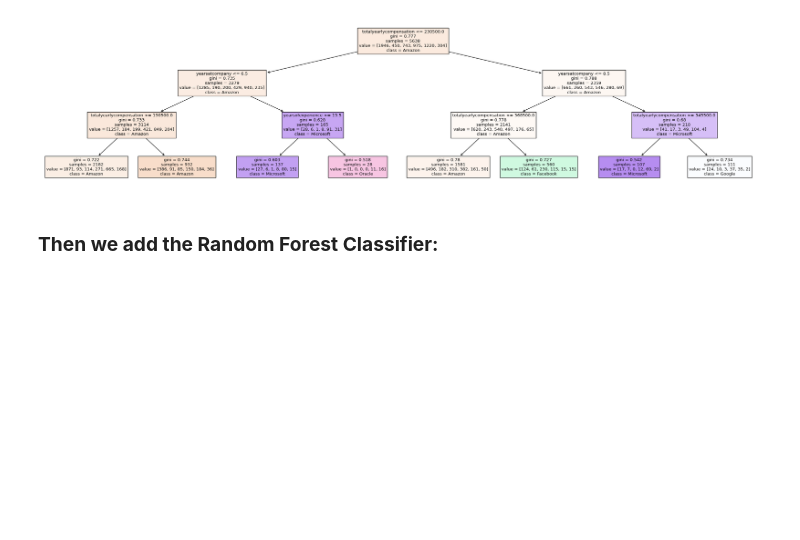
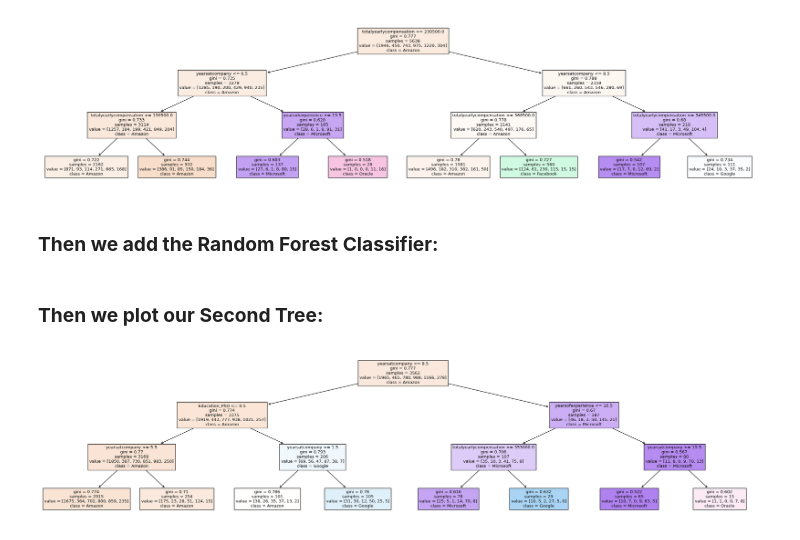
Before and after one commit to almsam/ML-playground, a Jupyter notebook: part 10 Classification Trees.ipynb, the cells around one changed output. Cells and saved outputs as stored; diff of their text form; code cells hidden in the pictures; blank space fills up the shorter version.

Commit message:
plot

```diff
--- a/part 10 Classification Trees.ipynb
+++ b/part 10 Classification Trees.ipynb
@@ -99,3 +98,12 @@ x_test = pd.get_dummies(testing_data.drop('company', axis=1)); y_test = testing_
 
 rf_predictions        = rf       .predict(x_test)
 rf_predictions_pruned = rf_pruned.predict(x_test)
+# %% [markdown]
+### **Then we plot our Second Tree:**
+# %%
+plot = rf_pruned.estimators_[0]
+
+plt.figure(figsize=(30, 7))
+plot_tree(plot, filled=True, feature_names=x_train.columns, class_names=rf_pruned.classes_); plt.show()# type: ignore
+# %% [output]
+[figure, added]
```
Also changed, not shown: parts of 1 cell of this notebook.
